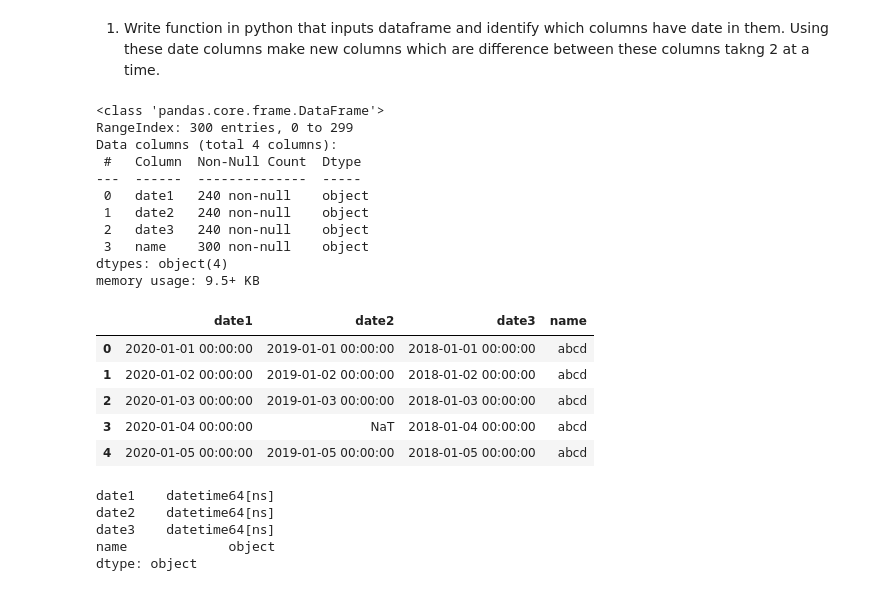
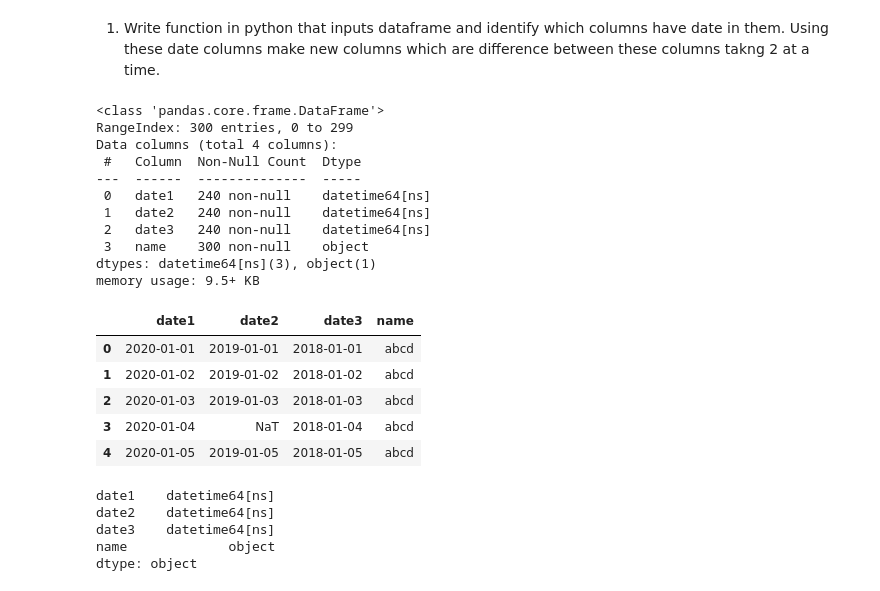
Before and after one commit to rewatevijaykumar/feature_engineering, a Jupyter notebook: Date_Correlation.ipynb, the cells around one changed output. Cells and saved outputs as stored; diff of their text form; code cells hidden in the pictures.

```diff
--- a/Date_Correlation.ipynb
+++ b/Date_Correlation.ipynb
@@ -9,53 +9,59 @@ import datetime as dt
 # %%
 """
 #sample data test
 # df = pd.read_csv('/content/calendar.csv')
 # df = pd.read_csv('/content/dca.csv')
 """
+def create_dummy_data():
+  #create dummy data
+  df = pd.DataFrame({"date1":pd.date_range(dt.date(2020,1,1), dt.date(2020,12,31))[:300],
+                "date2":pd.date_range(dt.date(2019,1,1), dt.date(2019,12,31))[:300],
+                "date3":pd.date_range(dt.date(2018,1,1), dt.date(2018,12,31))[:300],
+              })
 
-#create dummy data
-df = pd.DataFrame({"date1":pd.date_range(dt.date(2020,1,1), dt.date(2020,12,31))[:300],
-              "date2":pd.date_range(dt.date(2019,1,1), dt.date(2019,12,31))[:300],
-              "date3":pd.date_range(dt.date(2018,1,1), dt.date(2018,12,31))[:300],
-             })
-
-#create missing values in dummy dataset
-for col in df.columns:
-  df[col] = df[col].sample(frac=0.8)
-  # length = len(date_cols[i])
-  # num = int(0.2*length)
-  # idx_replace = np.random.randint(0, length-1, num)
-  # df.loc[idx_replace, i] = np.nan
+  #create missing values in dummy dataset
+  for col in df.columns:
+    df[col] = df[col].sample(frac=0.8)
+    # length = len(date_cols[i])
+    # num = int(0.2*length)
+    # idx_replace = np.random.randint(0, length-1, num)
+    # df.loc[idx_replace, i] = np.nan
 
 
-#change dtype of date columns to string for creating df date columns with string data type
-for col in df.columns:
-  if df[col].dtype=='datetime64[ns]':
-    df[col] = df[col].astype(object)
+  #change dtype of date columns to string for creating df date columns with string data type
+  for col in df.columns:
+    if df[col].dtype=='datetime64[ns]':
+      df[col] = df[col].astype(object)
 
-#add name column to df data
-df['name'] = 'abcd'
+  #add name column to df data
+  df['name'] = 'abcd'
 
+"""
+#Create dummy data or use any dataset
+#read any dataset
+df = read_csv(path_to_csv)
+"""
+create_dummy_data()
 df.info()
 df.head()
 # %% [output]
 <class 'pandas.core.frame.DataFrame'>
 RangeIndex: 300 entries, 0 to 299
 Data columns (total 4 columns):
  #   Column  Non-Null Count  Dtype
 ---  ------  --------------  -----
- 0   date1   240 non-null    object
- 1   date2   240 non-null    object
- 2   date3   240 non-null    object
+ 0   date1   240 non-null    datetime64[ns]
+ 1   date2   240 non-null    datetime64[ns]
+ 2   date3   240 non-null    datetime64[ns]
  3   name    300 non-null    object
-dtypes: object(4)
+dtypes: datetime64[ns](3), object(1)
 memory usage: 9.5+ KB
 |  | date1 | date2 | date3 | name |
-| 0 | 2020-01-01 00:00:00 | 2019-01-01 00:00:00 | 2018-01-01 00:00:00 | abcd |
-| 1 | 2020-01-02 00:00:00 | 2019-01-02 00:00:00 | 2018-01-02 00:00:00 | abcd |
-| 2 | 2020-01-03 00:00:00 | 2019-01-03 00:00:00 | 2018-01-03 00:00:00 | abcd |
-| 3 | 2020-01-04 00:00:00 | NaT | 2018-01-04 00:00:00 | abcd |
-| 4 | 2020-01-05 00:00:00 | 2019-01-05 00:00:00 | 2018-01-05 00:00:00 | abcd |
+| 0 | 2020-01-01 | 2019-01-01 | 2018-01-01 | abcd |
+| 1 | 2020-01-02 | 2019-01-02 | 2018-01-02 | abcd |
+| 2 | 2020-01-03 | 2019-01-03 | 2018-01-03 | abcd |
+| 3 | 2020-01-04 | NaT | 2018-01-04 | abcd |
+| 4 | 2020-01-05 | 2019-01-05 | 2018-01-05 | abcd |
 # %%
 #handling missing values, difference between columns can be done in this function only.
 #But kept seperate to read and understand code easily
```
